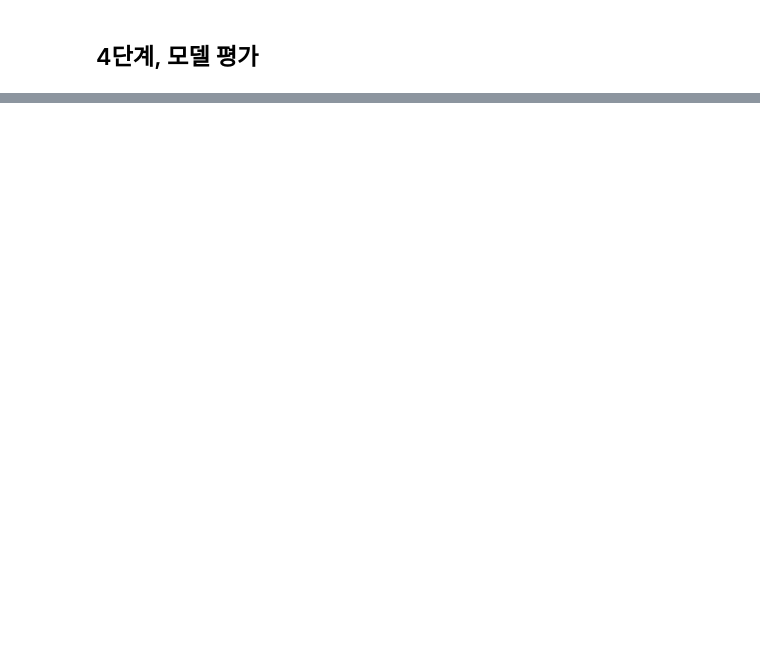
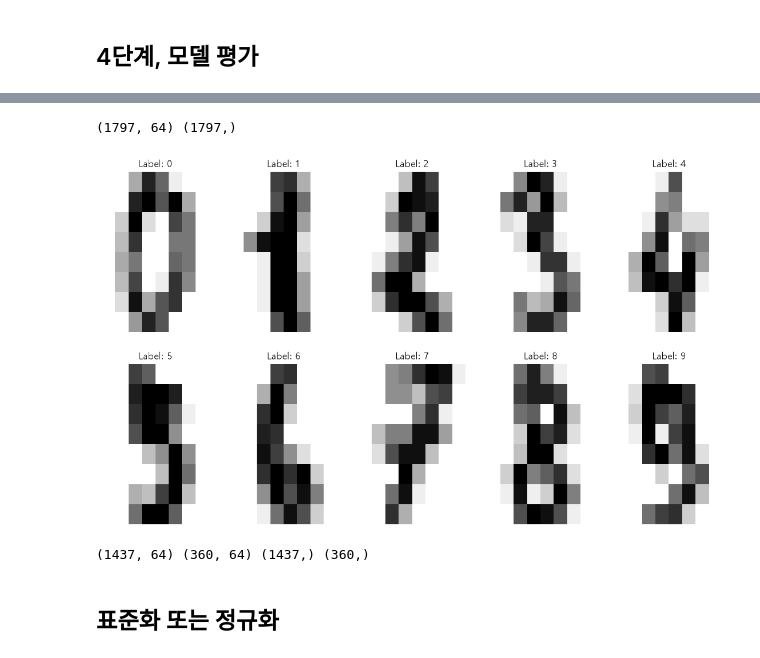
Before and after one commit to hyejinspace/kdt-ml, a Jupyter notebook: 11. 머신러닝(SGD, ADAM).ipynb, the cells around one changed output, grey strips where cells are left out. Cells and saved outputs as stored; diff of their text form; code cells hidden in the pictures; blank space fills up the shorter version.

```diff
--- a/11. 머신러닝(SGD, ADAM).ipynb
+++ b/11. 머신러닝(SGD, ADAM).ipynb
@@ -481,0 +504,3 @@ Test Epoch: 70/100 Avg Loss: 0.5289
+# %%
+digits = load_digits()
+digits
@@ -481,0 +525,26 @@ Test Epoch: 70/100 Avg Loss: 0.5289
+# %%
+X = digits["data"]
+y= digits["target"]
+# %%
+print(X.shape, y.shape)
+# %% [output]
+(1797, 64) (1797,)
+# %%
+fig, axes = plt.subplots(2, 5, figsize=(14,8))
+for i, ax in enumerate(axes.flatten()):
+    img_data = X[i].reshape((8, 8))
+
+    # sns.heatmap(img_data, cmap="gray", cbar=False, ax=ax)
+    sns.heatmap(img_data, cmap="gray_r", cbar=False, ax=ax, xticklabels=False, yticklabels=False)
+    ax.set_title(f"Label: {y[i]}")
+
+plt.show()
+# %% [output]
+[figure, added]
+# %%
+X_train, X_test, y_train, y_test = train_test_split(X, y, test_size=0.2, stratify=y, random_state=2026)
+print(X_train.shape, X_test.shape, y_train.shape, y_test.shape)
+# %% [output]
+(1437, 64) (360, 64) (1437,) (360,)
+# %% [markdown]
+## 표준화 또는 정규화
```
Also changed, not shown: parts of 27 cells of this notebook, 4 other files.
